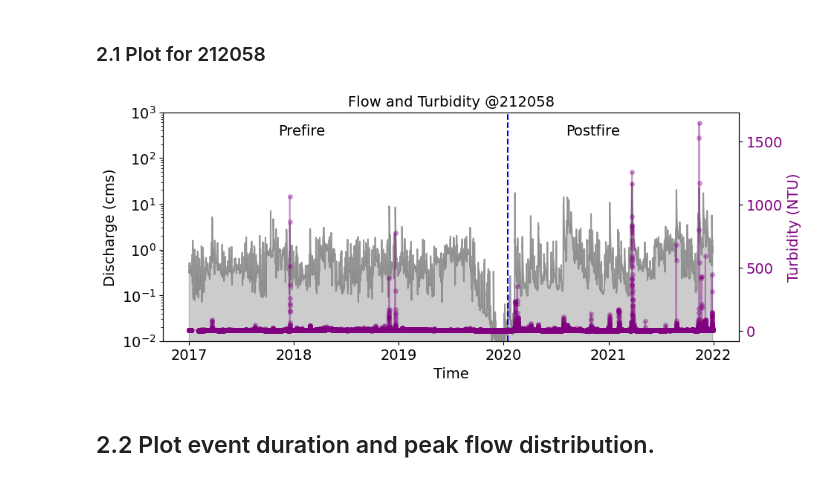
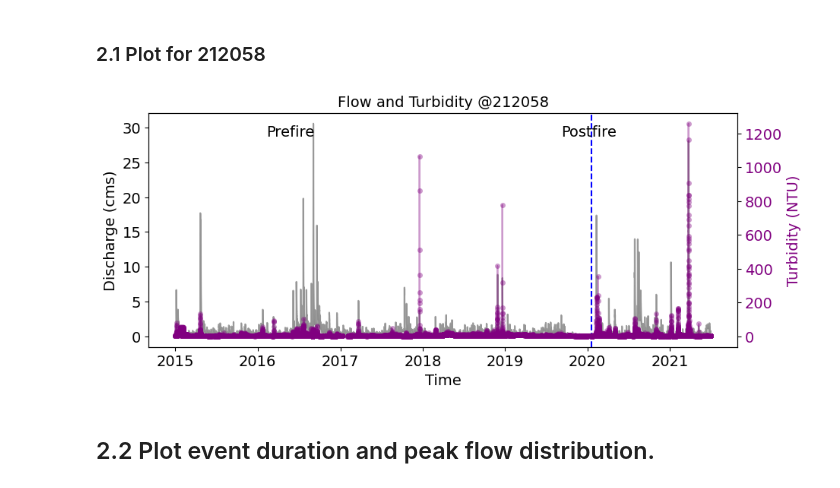
Before and after one commit to QianWanghhu/BushFireWQ, a Jupyter notebook: src/Explore_212058_CQ.ipynb, the cells around one changed output. Cells and saved outputs as stored; diff of their text form; code cells hidden in the pictures.

```diff
--- a/src/Explore_212058_CQ.ipynb
+++ b/src/Explore_212058_CQ.ipynb
@@ -12,8 +14,8 @@ import os
 site = '212058'
 fig_dir = f'../output/figs/{site}/'
 date_postfire = pd.to_datetime('2020-01-17')
-date_postyear = pd.to_datetime('2021-12-30')
-date_preyear = pd.to_datetime('2017-01-01')
+date_postyear = pd.to_datetime('2021-06-30')
+date_preyear = pd.to_datetime('2015-01-01')
 freq = 'Hourly'
 font_size = 14
 Q_thre = 1
@@ -50,36 +52,36 @@ cq_data['Datetime'] = pd.to_datetime(cq_data['Datetime'], format="mixed", dayfir
 cq_plot = cq_data[(cq_data['Datetime'] <= date_postyear) & (cq_data['Datetime'] >= date_preyear)]
 # cq_plot = cq_data
 cols = cq_plot.columns
 # Adding a title
 plt.title(f'Flow and Turbidity @{site}', fontsize = font_size)
 # Plot discharge using Seaborn
 ax = sns.lineplot(x=cols[0], y=cols[-1], data=cq_plot, color='grey', alpha=0.7)
 # Fill the area below the line
 ax.fill_between(cq_plot[cols[0]], cq_plot[cols[-1]], color='grey',  alpha=0.4)
 ax.set_ylabel(cols[-1], color='black', fontsize = font_size)
 ax.tick_params(axis='y', labelcolor='black', labelsize = font_size)
-ax.set_yscale('log')
-ax.set_ylim(0.01, 1e3)
+# ax.set_yscale('log')
+# ax.set_ylim(0.01, 1e3)
 # Create a second y-axis for rainfall
 ax2 = ax.twinx()
 
 # Plot Turbidity using Seaborn
 sns.lineplot(x=cols[0], y=cols[2], data=cq_plot, ax=ax2, color='purple', marker='o', \
             markeredgecolor='none', alpha = 0.4, markersize = 5)
 ax2.set_ylabel(cols[2], color='purple', fontsize = font_size)
 ax2.tick_params(axis='y', labelcolor='purple', labelsize = font_size)
 ax.tick_params(axis='x', labelsize = font_size)
 ax.set_xlabel('Time', fontsize = font_size)
 # ax2.set_yscale('log')
 # Add a horizontal line at a specific y-value (for example, y = 5)
 ax.axvline(x=pd.to_datetime('2020-01-17'), color='blue', linestyle='--', label='Threshold Line')
 plt.text(0.2, 0.9, 'Prefire', transform=ax.transAxes, fontsize = font_size)
 plt.text(0.7, 0.9, 'Postfire', transform=ax.transAxes, fontsize = font_size)
 
 # Show the plot
 plt.savefig(f'../output/figs/{site}/{site}_{freq}_CQ_whole_timeseries.png', bbox_inches = 'tight', dpi=300, format = 'png')
 # %% [output]
-[figure, old version]
+[figure, new version]
 # %% [markdown]
 ## 2.2 Plot event duration and peak flow distribution.
 # %%
```
Also changed, not shown: parts of 9 cells of this notebook, 13 other files.
